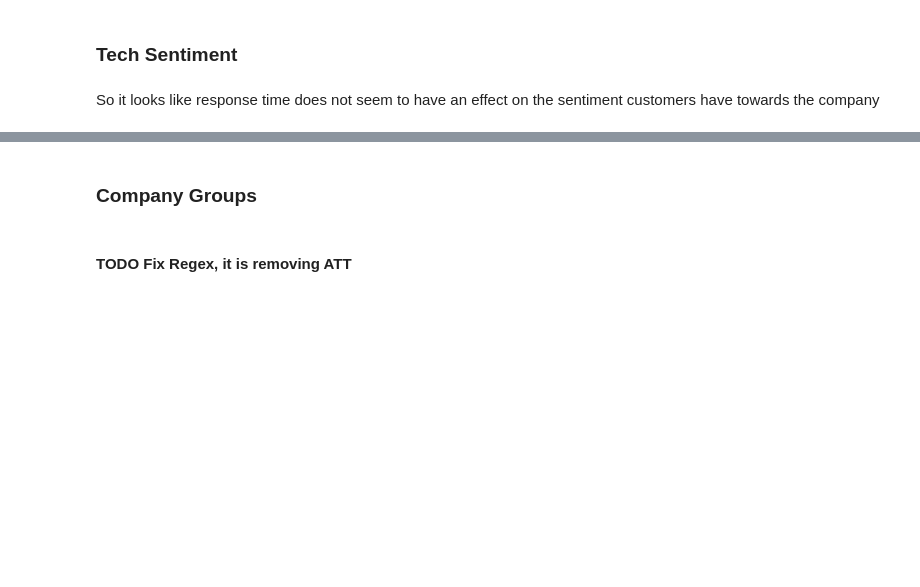
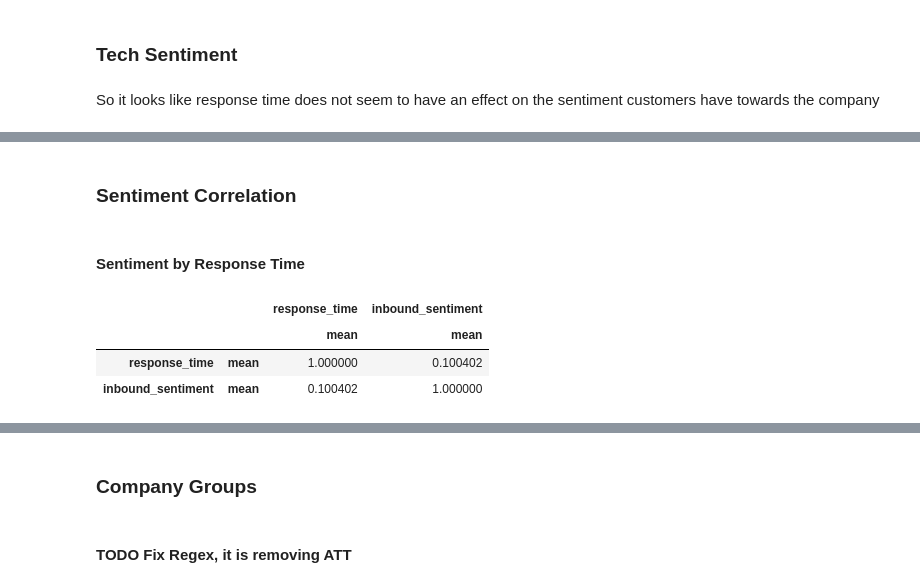
Before and after one commit to xvila/Twitter-Customer-Support-Exploration, a Jupyter notebook: notebooks/EDA.ipynb, the cells around one changed output, grey strips where cells are left out. Drawn from its saved outputs; the diff is of its cells as text; code cells hidden in the pictures; blank space fills up the shorter version.

```diff
--- a/notebooks/EDA.ipynb
+++ b/notebooks/EDA.ipynb
@@ -361,3 +377,18 @@ So it looks like response time does not seem to have an effect on the sentiment
 plot_sentiment(techlist,inbounds_and_outbounds)
 # %% [output]
 [drawing not drawn]
+# %% [markdown]
+### Sentiment Correlation
+# %% [markdown]
+#### Sentiment by Response Time
+# %%
+f = {'response_time':['mean'], 'inbound_sentiment':['mean']}
+
+sent_response_group = inbounds_and_outbounds.groupby('author_id_y').agg(f).reset_index()
+# %%
+sent_response_group.corr()
+# %% [output]
+|  |  | response_time | inbound_sentiment |
+|  |  | mean | mean |
+| response_time | mean | 1.000000 | 0.100402 |
+| inbound_sentiment | mean | 0.100402 | 1.000000 |
```
Also changed, not shown: parts of 13 cells of this notebook, 3 other files.
